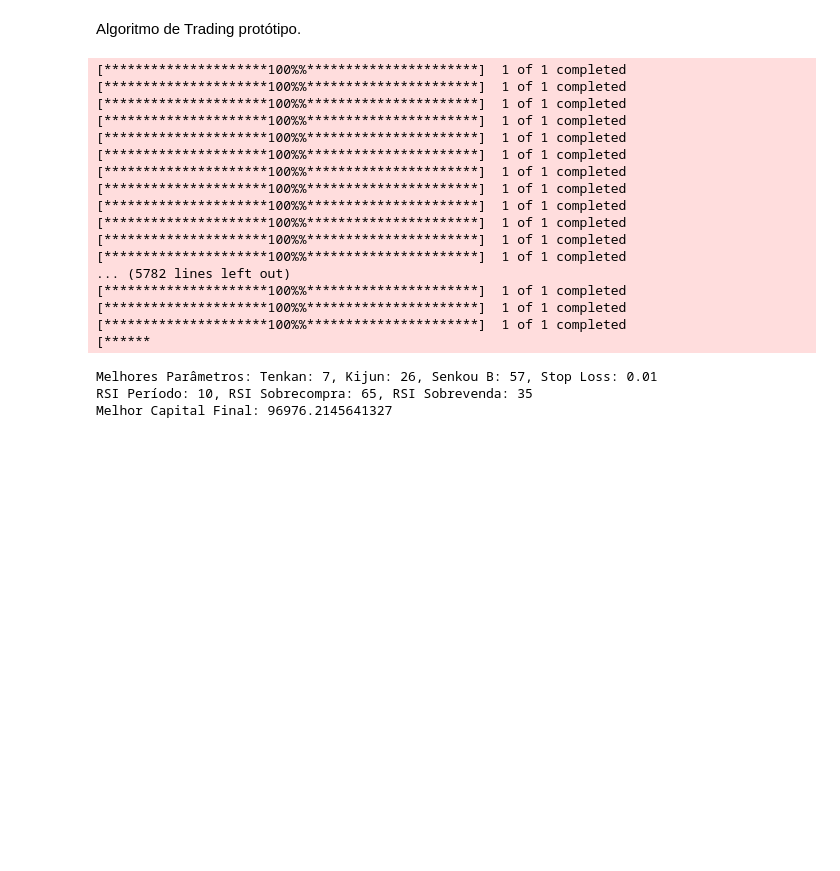
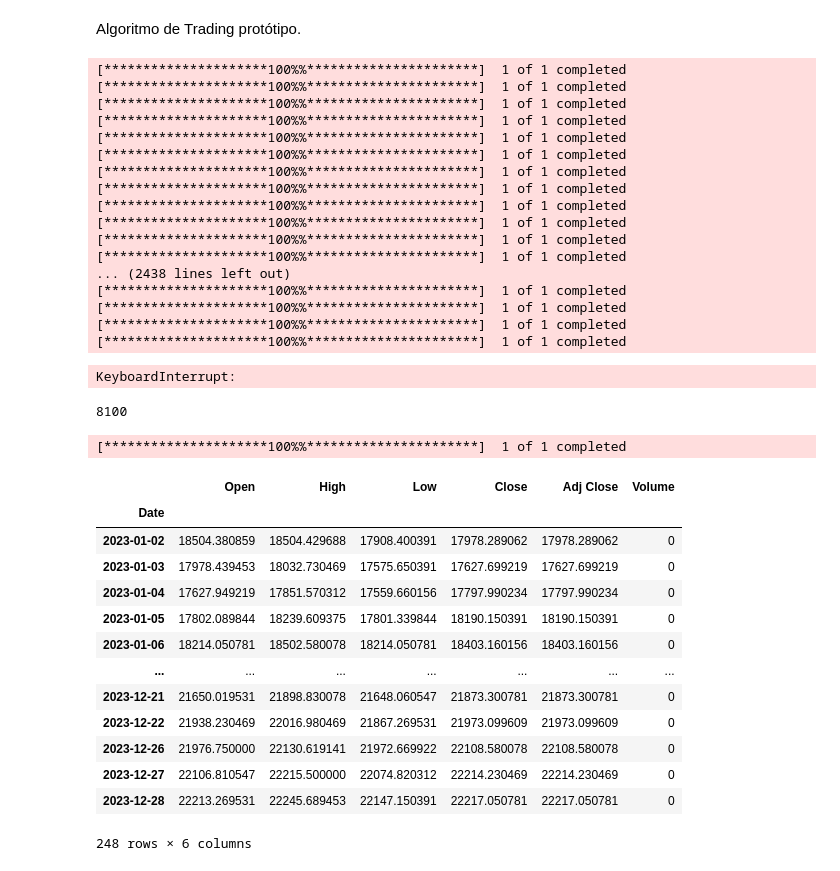
Before and after one commit to LorenzoC5/Case_Final_Quant, a Jupyter notebook: Case_final.ipynb, the cells around one changed output. Saved outputs shown, nothing was run; the diff lists cells and outputs as text; code cells hidden in the pictures; blank space fills up the shorter version.

```diff
--- a/Case_final.ipynb
+++ b/Case_final.ipynb
@@ -170,7 +170,7 @@ def main():
         print(f'RSI Período: {best_result[4]}, RSI Sobrecompra: {best_result[5]}, RSI Sobrevenda: {best_result[6]}')
         print(f'Melhor Capital Final: {best_result[7]}')
 
-main()
+main
 # %% [output]
 [*********************100%%**********************]  1 of 1 completed
 [*********************100%%**********************]  1 of 1 completed
@@ -184,11 +184,39 @@ main()
 [*********************100%%**********************]  1 of 1 completed
 [*********************100%%**********************]  1 of 1 completed
 [*********************100%%**********************]  1 of 1 completed
-... (5782 lines left out)
+... (2438 lines left out)
 [*********************100%%**********************]  1 of 1 completed
 [*********************100%%**********************]  1 of 1 completed
 [*********************100%%**********************]  1 of 1 completed
-[******
+[*********************100%%**********************]  1 of 1 completed
-Melhores Parâmetros: Tenkan: 7, Kijun: 26, Senkou B: 57, Stop Loss: 0.01
-RSI Período: 10, RSI Sobrecompra: 65, RSI Sobrevenda: 35
-Melhor Capital Final: 96976.2145641327
+KeyboardInterrupt:
+# %%
+param_combinations = list(itertools.product(
+        range(7, 11),        # Tenkan-sen
+        range(26, 31),       # Kijun-sen
+        range(52, 57),       # Senkou B
+        [0.01, 0.02, 0.03],  # Stop-loss
+        [10, 14, 20],        # RSI período
+        [65, 70, 75],        # RSI sobrecompra
+        [25, 30, 35]))
+len(param_combinations)
+# %% [output]
+8100
+# %%
+yf.download('^IBX50', start='2023-01-01', end='2024-01-01', interval='1d')
+# %% [output]
+[*********************100%%**********************]  1 of 1 completed
+|  | Open | High | Low | Close | Adj Close | Volume |
+| Date |  |  |  |  |  |  |
+| 2023-01-02 | 18504.380859 | 18504.429688 | 17908.400391 | 17978.289062 | 17978.289062 | 0 |
+| 2023-01-03 | 17978.439453 | 18032.730469 | 17575.650391 | 17627.699219 | 17627.699219 | 0 |
+| 2023-01-04 | 17627.949219 | 17851.570312 | 17559.660156 | 17797.990234 | 17797.990234 | 0 |
+| 2023-01-05 | 17802.089844 | 18239.609375 | 17801.339844 | 18190.150391 | 18190.150391 | 0 |
+| 2023-01-06 | 18214.050781 | 18502.580078 | 18214.050781 | 18403.160156 | 18403.160156 | 0 |
+| ... | ... | ... | ... | ... | ... | ... |
+| 2023-12-21 | 21650.019531 | 21898.830078 | 21648.060547 | 21873.300781 | 21873.300781 | 0 |
+| 2023-12-22 | 21938.230469 | 22016.980469 | 21867.269531 | 21973.099609 | 21973.099609 | 0 |
+| 2023-12-26 | 21976.750000 | 22130.619141 | 21972.669922 | 22108.580078 | 22108.580078 | 0 |
+| 2023-12-27 | 22106.810547 | 22215.500000 | 22074.820312 | 22214.230469 | 22214.230469 | 0 |
+| 2023-12-28 | 22213.269531 | 22245.689453 | 22147.150391 | 22217.050781 | 22217.050781 | 0 |
+248 rows × 6 columns
```
Also changed, not shown: parts of 7 cells of this notebook.
